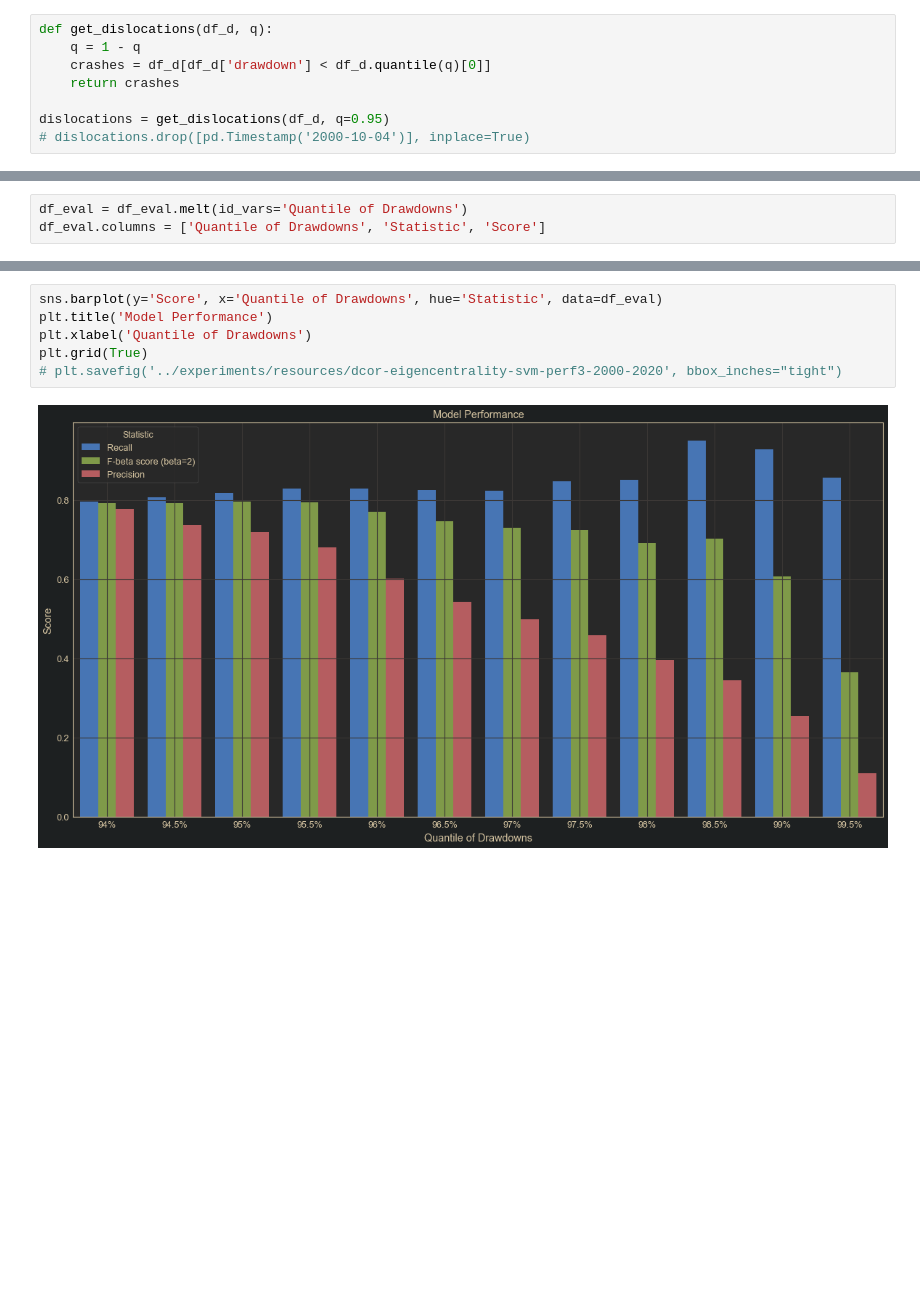
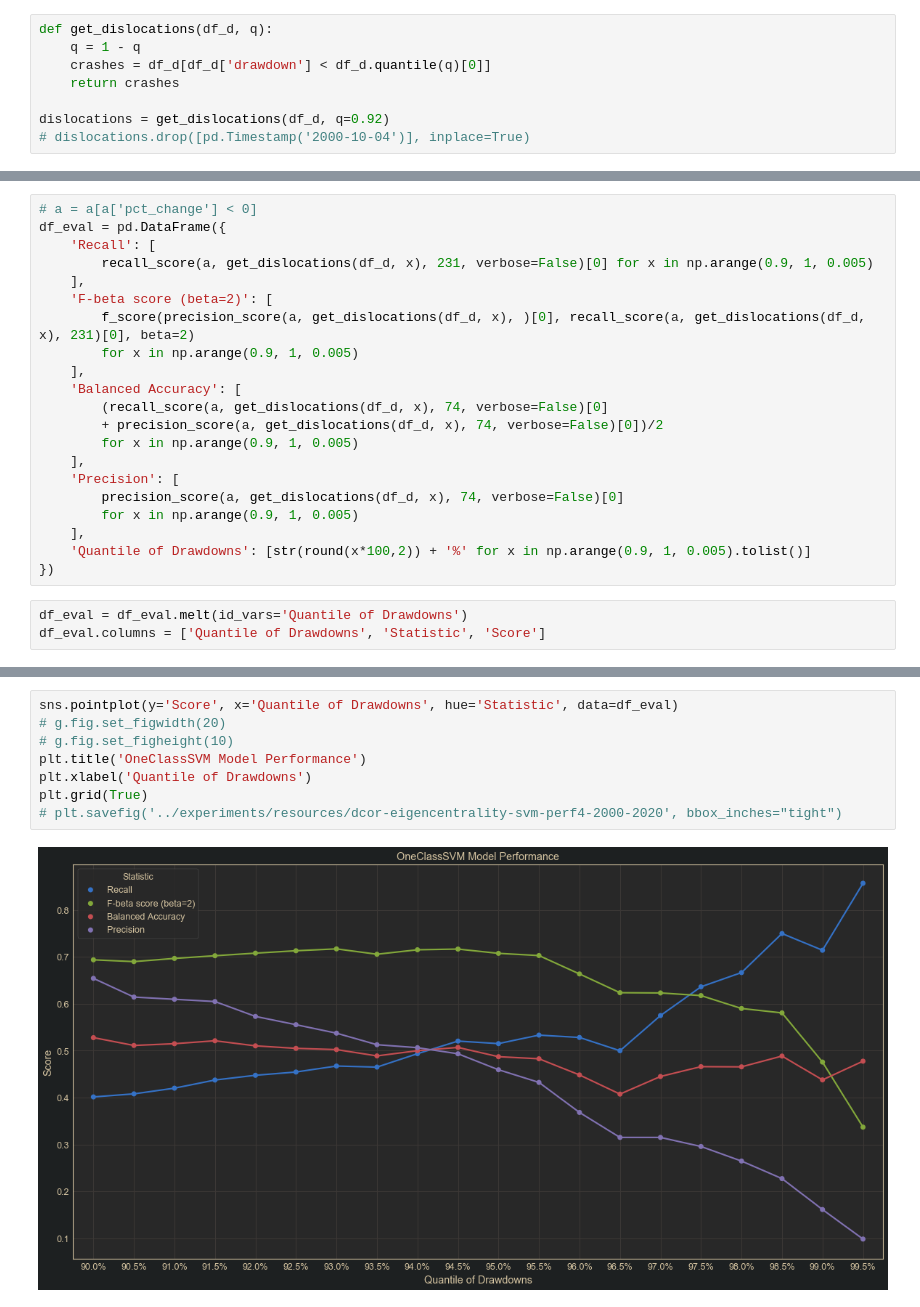
Before and after one commit to mayabenowitz/hedgepy, a Jupyter notebook: notebooks/1.1-dcor-centrality-svm.ipynb, the cells around one changed output, grey strips where cells are left out. Drawn from its saved outputs; the diff is of its cells as text; blank space fills up the shorter version.

Commit message:
recall, precision, balanced accuracy, f2 score from 90-99.5% drawdoquantiles

```diff
--- a/notebooks/1.1-dcor-centrality-svm.ipynb
+++ b/notebooks/1.1-dcor-centrality-svm.ipynb
@@ -516,7 +520,7 @@ def get_dislocations(df_d, q):
     crashes = df_d[df_d['drawdown'] < df_d.quantile(q)[0]]
     return crashes
 
-dislocations = get_dislocations(df_d, q=0.95)
+dislocations = get_dislocations(df_d, q=0.92)
 # dislocations.drop([pd.Timestamp('2000-10-04')], inplace=True)
 # %%
 dislocations['2001']
@@ -729,3 +692,24 @@ df_eval = pd.DataFrame({
+# %%
+# a = a[a['pct_change'] < 0]
+df_eval = pd.DataFrame({
+    'Recall': [
+        recall_score(a, get_dislocations(df_d, x), 231, verbose=False)[0] for x in np.arange(0.9, 1, 0.005)
+    ],
+    'F-beta score (beta=2)': [
+        f_score(precision_score(a, get_dislocations(df_d, x), )[0], recall_score(a, get_dislocations(df_d, x), 231)[0], beta=2)
+        for x in np.arange(0.9, 1, 0.005)
+    ],
+    'Balanced Accuracy': [
+        (recall_score(a, get_dislocations(df_d, x), 74, verbose=False)[0]
+        + precision_score(a, get_dislocations(df_d, x), 74, verbose=False)[0])/2
+        for x in np.arange(0.9, 1, 0.005)
+    ],
+    'Precision': [
+        precision_score(a, get_dislocations(df_d, x), 74, verbose=False)[0]
+        for x in np.arange(0.9, 1, 0.005)
+    ],
+    'Quantile of Drawdowns': [str(round(x*100,2)) + '%' for x in np.arange(0.9, 1, 0.005).tolist()]
+})
 # %%
 df_eval = df_eval.melt(id_vars='Quantile of Drawdowns')
 df_eval.columns = ['Quantile of Drawdowns', 'Statistic', 'Score']
@@ -752,8 +736,10 @@ df_eval
 # %%
-sns.barplot(y='Score', x='Quantile of Drawdowns', hue='Statistic', data=df_eval)
-plt.title('Model Performance')
+sns.pointplot(y='Score', x='Quantile of Drawdowns', hue='Statistic', data=df_eval)
+# g.fig.set_figwidth(20)
+# g.fig.set_figheight(10)
+plt.title('OneClassSVM Model Performance')
 plt.xlabel('Quantile of Drawdowns')
 plt.grid(True)
-# plt.savefig('../experiments/resources/dcor-eigencentrality-svm-perf3-2000-2020', bbox_inches="tight")
+# plt.savefig('../experiments/resources/dcor-eigencentrality-svm-perf4-2000-2020', bbox_inches="tight")
 # %% [output]
-[figure, old version]
+[figure, new version]
```
Also changed, not shown: parts of 23 cells of this notebook, 3 other files.
